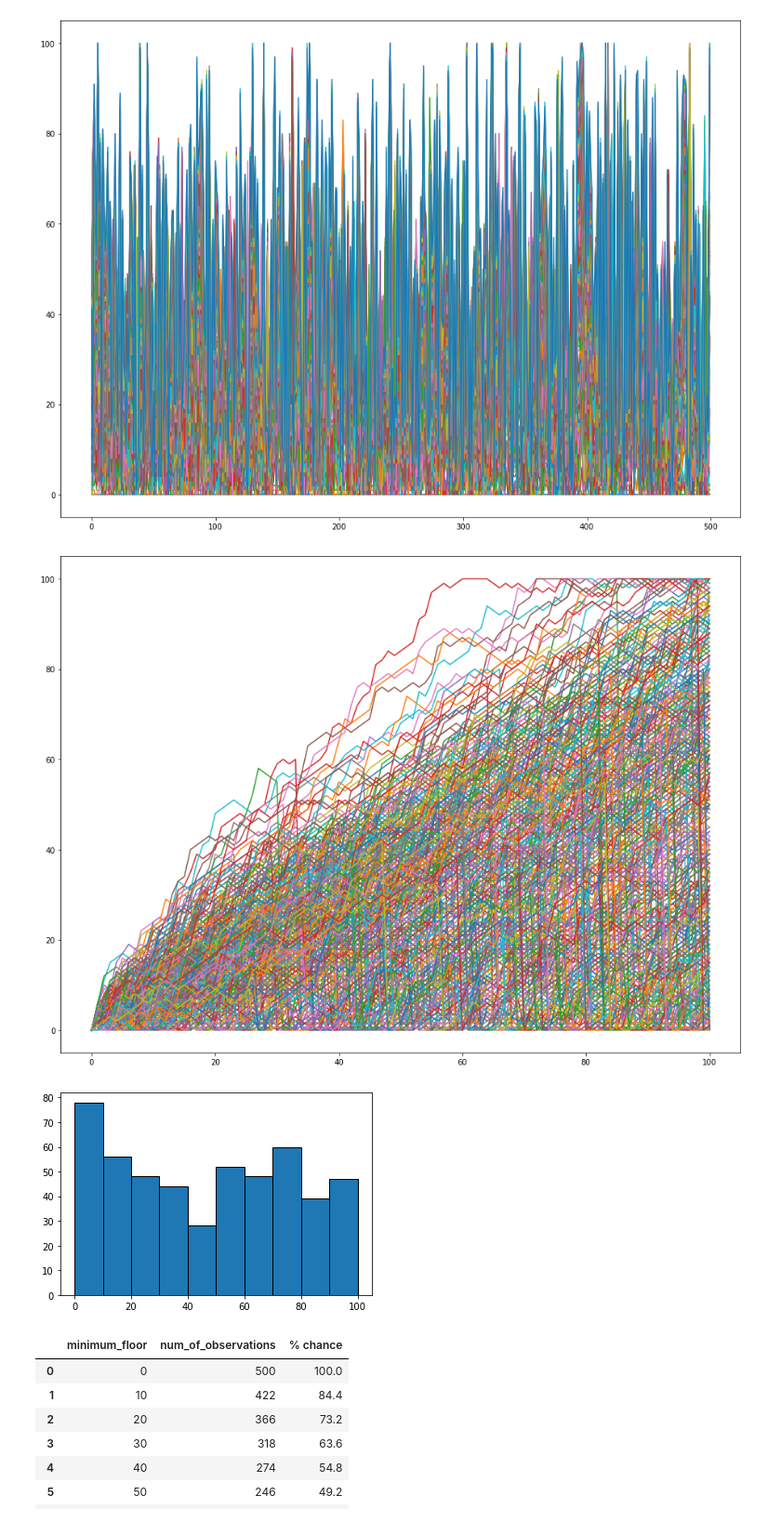
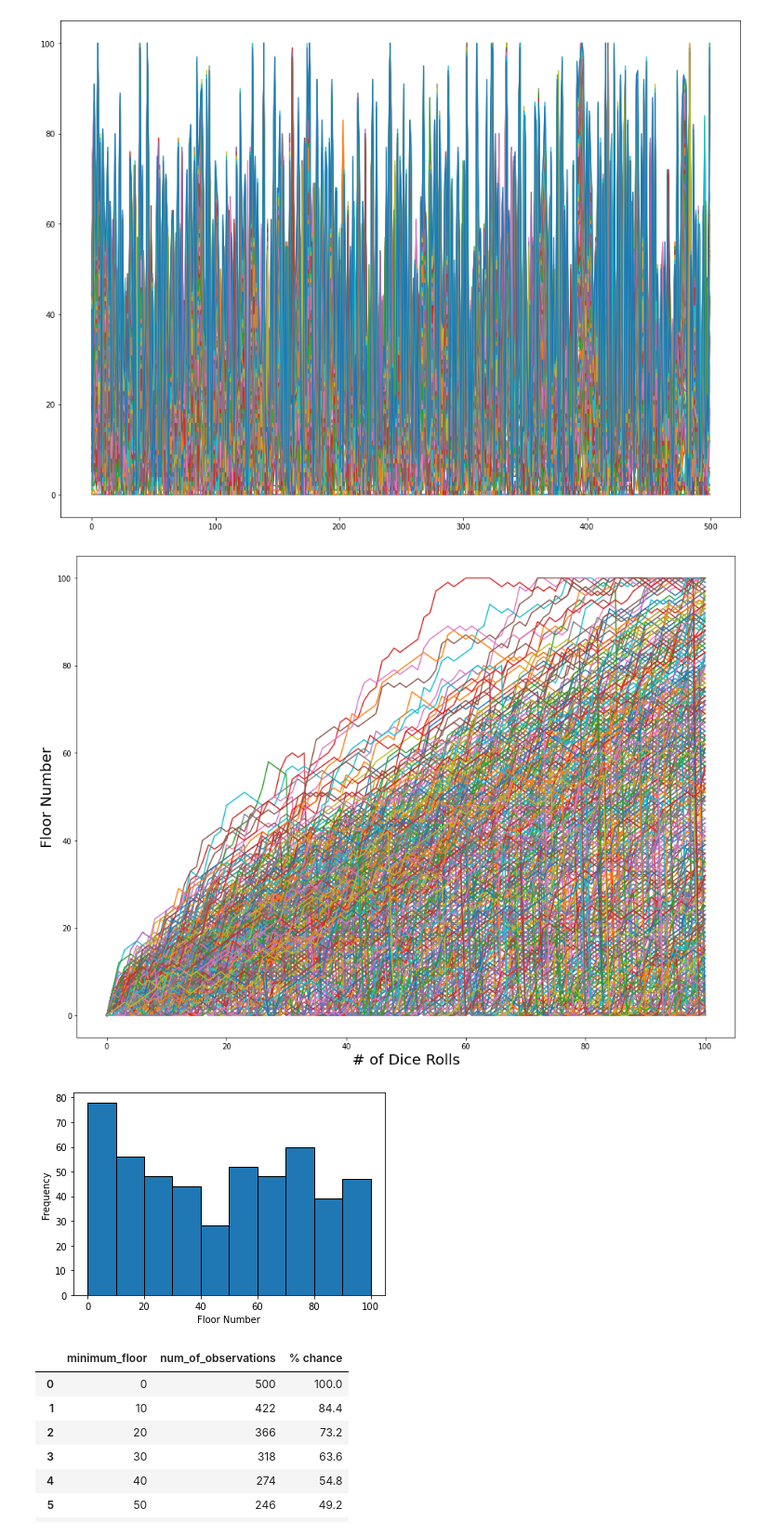
Before and after one commit to JS291/random_walk_practice, a Jupyter notebook: random_walk_practice.ipynb, the cells around one changed output. Shown at 93% size. Cells and saved outputs as stored; diff of their text form; code cells hidden in the pictures.

```diff
--- a/random_walk_practice.ipynb
+++ b/random_walk_practice.ipynb
@@ -99,24 +101,26 @@ all_walks_transpose=np.transpose(all_walks)
 # %%
 # There is a lot going on in the chart since we are visualing 500 trials
 # The main purpose was to collect data with a larger sample size
-
 plt.figure(figsize=(16, 12))
 plt.plot(all_walks_transpose)
+plt.ylabel("Floor Number", fontsize=20)
+plt.xlabel("# of Dice Rolls", fontsize=20)
 plt.show()
 # %% [output]
-[figure, old version]
+[figure, new version]
 # %%
 # So now that we collected data from a larger sample size, we can gain some insight to the odds of reaching a certain floor
 # %%
-
 # We will take the last row from all_walks_transpose and plot it on a histogram
 # The last row contains the final floor reached on all runs, we will store it in the variable called 'end1'
 end1=all_walks_transpose[-1,:]
 
+plt.xlabel("Floor Number")
+plt.ylabel("Frequency")
 plt.hist(end1,edgecolor='black',bins=10)
 plt.show()
 # %% [output]
-[figure, old version]
+[figure, new version]
 # %%
 # creating columns for dataframe
 min_floor=[]
```
Also changed, not shown: parts of 7 cells of this notebook.
